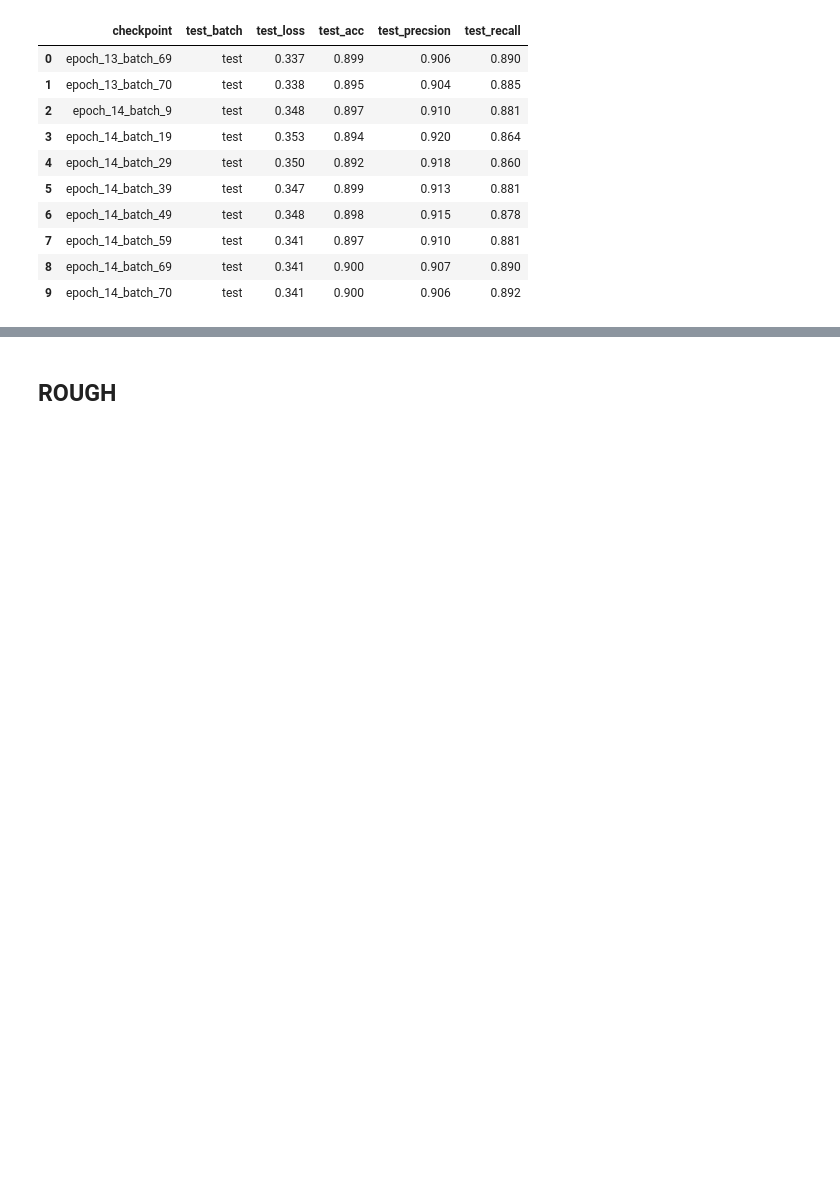
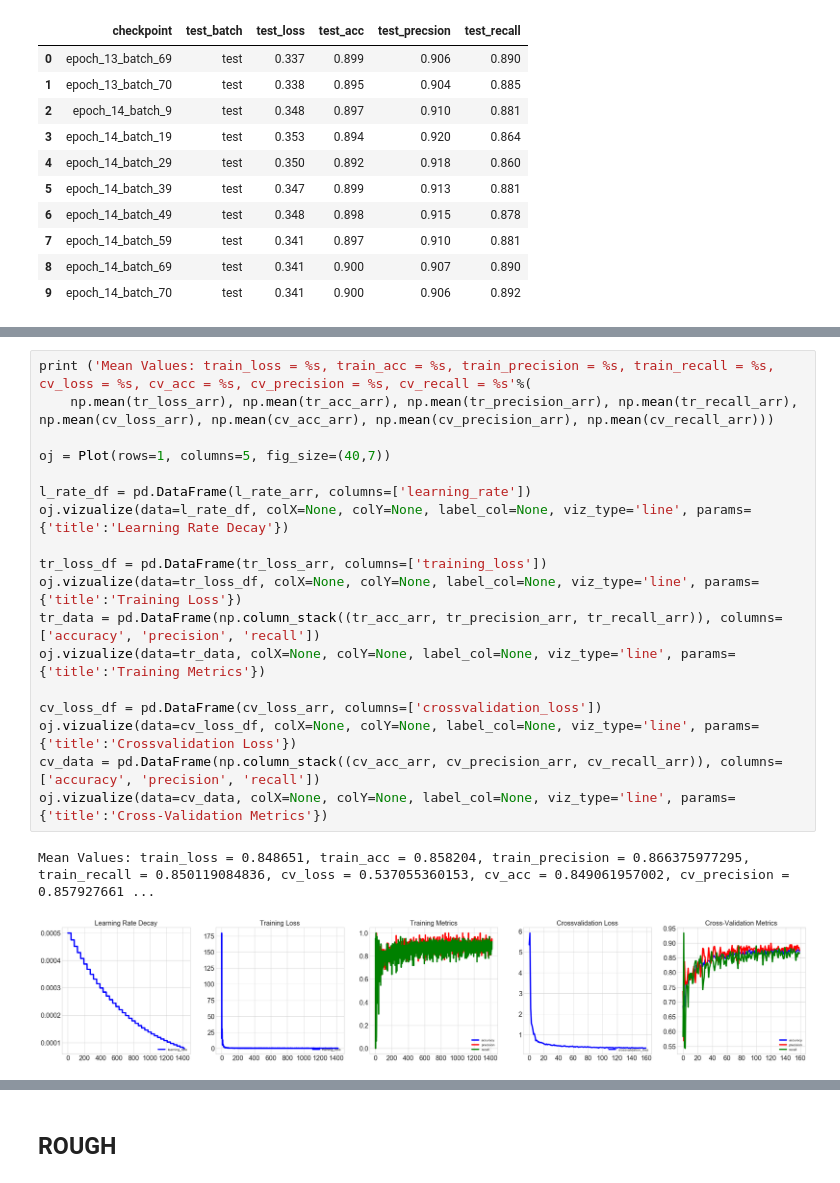
Before and after one commit to Sardhendu/PropertyClassification, a Jupyter notebook: Model_eval-Aerial_cropped.ipynb, the cells around one changed output, grey strips where cells are left out. Drawn from its saved outputs; the diff is of its cells as text; blank space fills up the shorter version.

```diff
--- a/Model_eval-Aerial_cropped.ipynb
+++ b/Model_eval-Aerial_cropped.ipynb
@@ -828,0 +857,21 @@ prediction_metrics
+# %%
+print ('Mean Values: train_loss = %s, train_acc = %s, train_precision = %s, train_recall = %s, cv_loss = %s, cv_acc = %s, cv_precision = %s, cv_recall = %s'%(
+    np.mean(tr_loss_arr), np.mean(tr_acc_arr), np.mean(tr_precision_arr), np.mean(tr_recall_arr), np.mean(cv_loss_arr), np.mean(cv_acc_arr), np.mean(cv_precision_arr), np.mean(cv_recall_arr)))
+
+oj = Plot(rows=1, columns=5, fig_size=(40,7))
+
+l_rate_df = pd.DataFrame(l_rate_arr, columns=['learning_rate'])
+oj.vizualize(data=l_rate_df, colX=None, colY=None, label_col=None, viz_type='line', params={'title':'Learning Rate Decay'})
+
+tr_loss_df = pd.DataFrame(tr_loss_arr, columns=['training_loss'])
+oj.vizualize(data=tr_loss_df, colX=None, colY=None, label_col=None, viz_type='line', params={'title':'Training Loss'})
+tr_data = pd.DataFrame(np.column_stack((tr_acc_arr, tr_precision_arr, tr_recall_arr)), columns=['accuracy', 'precision', 'recall'])
+oj.vizualize(data=tr_data, colX=None, colY=None, label_col=None, viz_type='line', params={'title':'Training Metrics'})
+
+cv_loss_df = pd.DataFrame(cv_loss_arr, columns=['crossvalidation_loss'])
+oj.vizualize(data=cv_loss_df, colX=None, colY=None, label_col=None, viz_type='line', params={'title':'Crossvalidation Loss'})
+cv_data = pd.DataFrame(np.column_stack((cv_acc_arr, cv_precision_arr, cv_recall_arr)), columns=['accuracy', 'precision', 'recall'])
+oj.vizualize(data=cv_data, colX=None, colY=None, label_col=None, viz_type='line', params={'title':'Cross-Validation Metrics'})
+# %% [output]
+Mean Values: train_loss = 0.848651, train_acc = 0.858204, train_precision = 0.866375977295, train_recall = 0.850119084836, cv_loss = 0.537055360153, cv_acc = 0.849061957002, cv_precision = 0.857927661 ...
+[figure, added]
```
Also changed, not shown: parts of 10 cells of this notebook, 2 other files.
